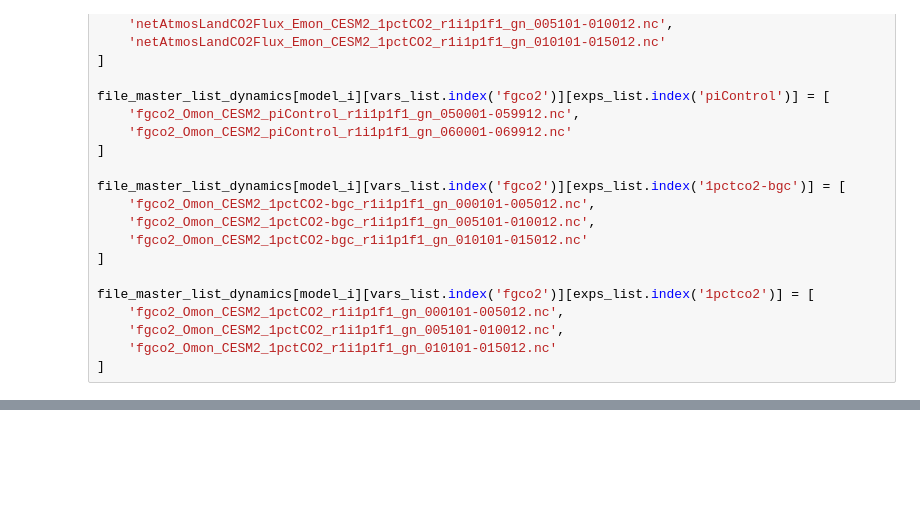
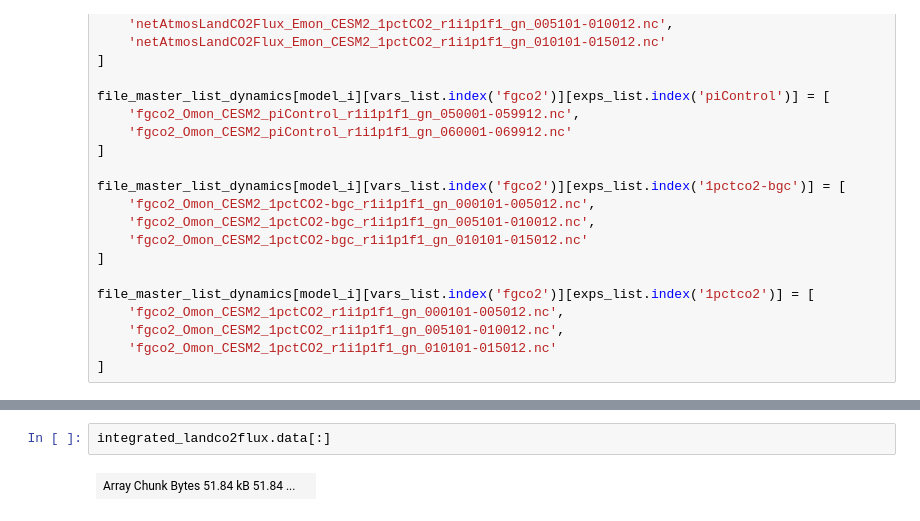
Before and after one commit to ckoven/cmip6_beta_gamma_maps, a Jupyter notebook: cmip6_beta_gamma_maps.ipynb, the cells around one changed output, grey strips where cells are left out. Cells and saved outputs as stored; diff of their text form; blank space fills up the shorter version.

```diff
--- a/cmip6_beta_gamma_maps.ipynb
+++ b/cmip6_beta_gamma_maps.ipynb
@@ -107,0 +304,4 @@ exps_list.index('piControl')
+# %%
+integrated_landco2flux.data[:]
+# %% [output]
+| Array Chunk Bytes 51.84 kB 51.84 ... |  |
```
Also changed, not shown: parts of 15 cells of this notebook.
